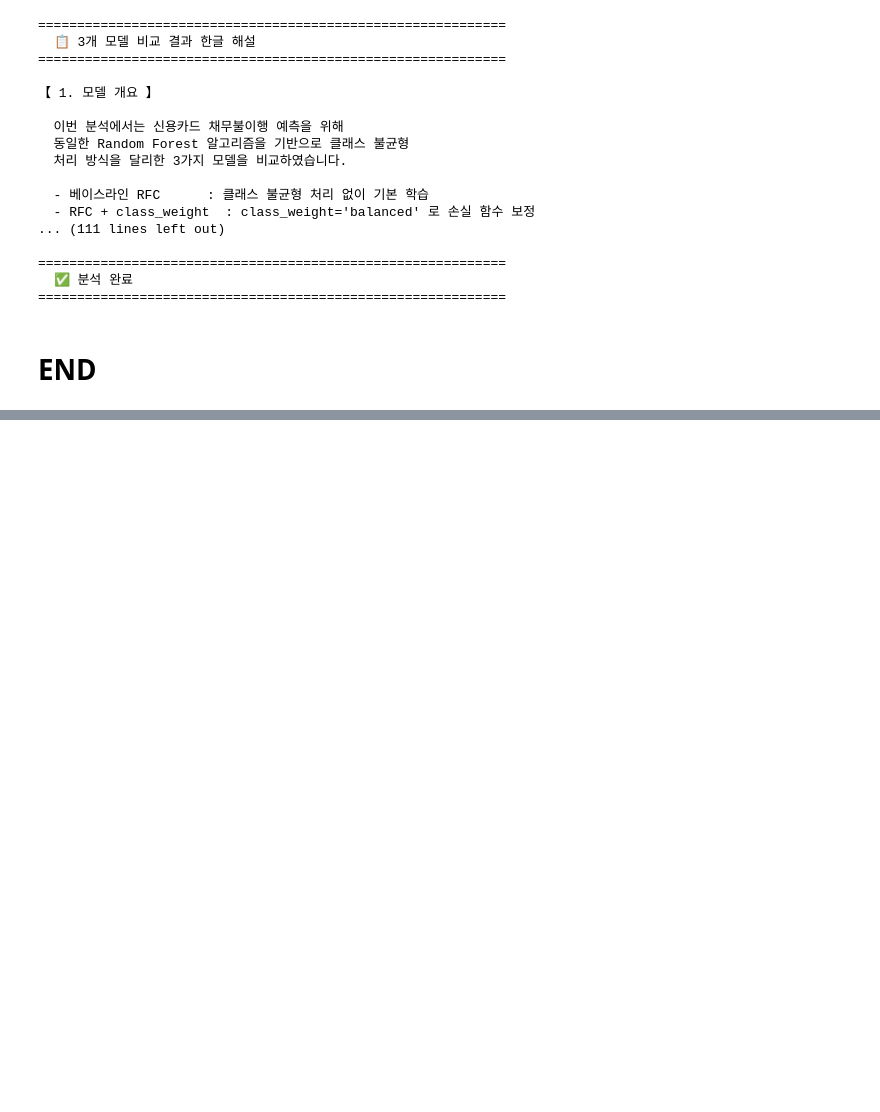
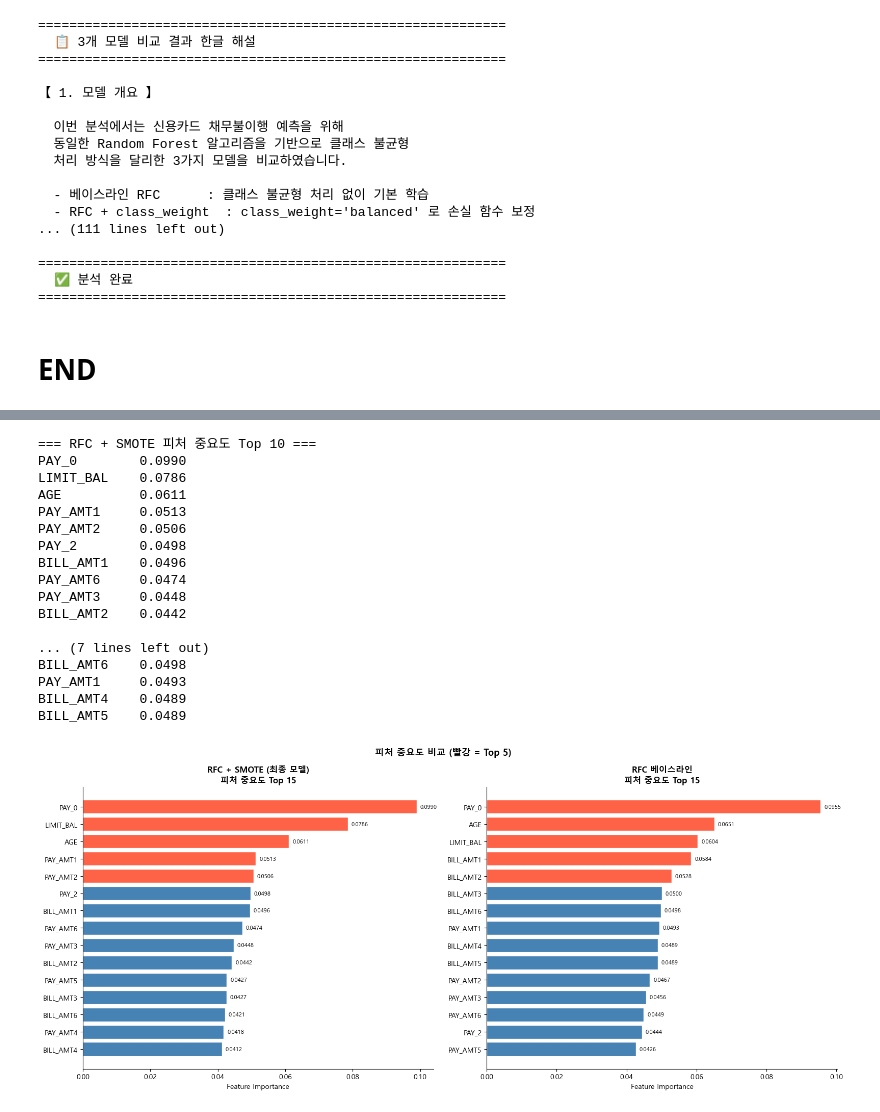
Before and after one commit to blackhole-24/hipython, a Jupyter notebook: ml/11_신용카드_채무불이행_고객예측.ipynb, the cells around one changed output, grey strips where cells are left out. Saved outputs shown, nothing was run; the diff lists cells and outputs as text; code cells hidden in the pictures; blank space fills up the shorter version.

```diff
--- a/ml/11_신용카드_채무불이행_고객예측.ipynb
+++ b/ml/11_신용카드_채무불이행_고객예측.ipynb
@@ -2286,0 +2826,59 @@ print(sep)
+# %%
+# ============================================================
+# [추가 코드 4] 피처 중요도 비교 (RFC+SMOTE vs RFC 베이스라인)
+# ============================================================
+import pandas as pd
+import matplotlib.pyplot as plt
+import matplotlib
+matplotlib.rcParams['font.family'] = 'Malgun Gothic'
+matplotlib.rcParams['axes.unicode_minus'] = False
+
+fi_smote = pd.Series(rfc_smote.feature_importances_,
+                     index=X_train.columns).sort_values(ascending=False)
+fi_base  = pd.Series(rfc_base.feature_importances_,
+                     index=X_train.columns).sort_values(ascending=False)
+
+print("=== RFC + SMOTE 피처 중요도 Top 10 ===")
+print(fi_smote.head(10).round(4).to_string())
+print("\n=== RFC 베이스라인 피처 중요도 Top 10 ===")
+print(fi_base.head(10).round(4).to_string())
+
+fig, axes = plt.subplots(1, 2, figsize=(16, 7))
+top_n = 15
+
+for ax, (fi, title) in zip(axes, [
+    (fi_smote, 'RFC + SMOTE (최종 모델)'),
+    (fi_base,  'RFC 베이스라인')
+]):
+    fi_top = fi.head(top_n)
+    colors = ['tomato' if i < 5 else 'steelblue' for i in range(top_n)]
+    ax.barh(fi_top.index[::-1], fi_top.values[::-1],
+            color=colors[::-1], edgecolor='white')
+    ax.set_title(f'{title}\n피처 중요도 Top {top_n}', fontsize=12, fontweight='bold')
+    ax.set_xlabel('Feature Importance')
+    for i, val in enumerate(fi_top.values[::-1]):
+        ax.text(val + 0.001, i, f'{val:.4f}', va='center', fontsize=8)
+    ax.spines[['top', 'right']].set_visible(False)
+
+plt.suptitle('피처 중요도 비교 (빨강 = Top 5)', fontsize=13, fontweight='bold')
+plt.tight_layout()
+plt.show()
+# %% [output]
+=== RFC + SMOTE 피처 중요도 Top 10 ===
+PAY_0        0.0990
+LIMIT_BAL    0.0786
+AGE          0.0611
+PAY_AMT1     0.0513
+PAY_AMT2     0.0506
+PAY_2        0.0498
+BILL_AMT1    0.0496
+PAY_AMT6     0.0474
+PAY_AMT3     0.0448
+BILL_AMT2    0.0442
+
+... (7 lines left out)
+BILL_AMT6    0.0498
+PAY_AMT1     0.0493
+BILL_AMT4    0.0489
+BILL_AMT5    0.0489
+[figure, added]
```
Also changed, not shown: parts of 14 cells of this notebook.
